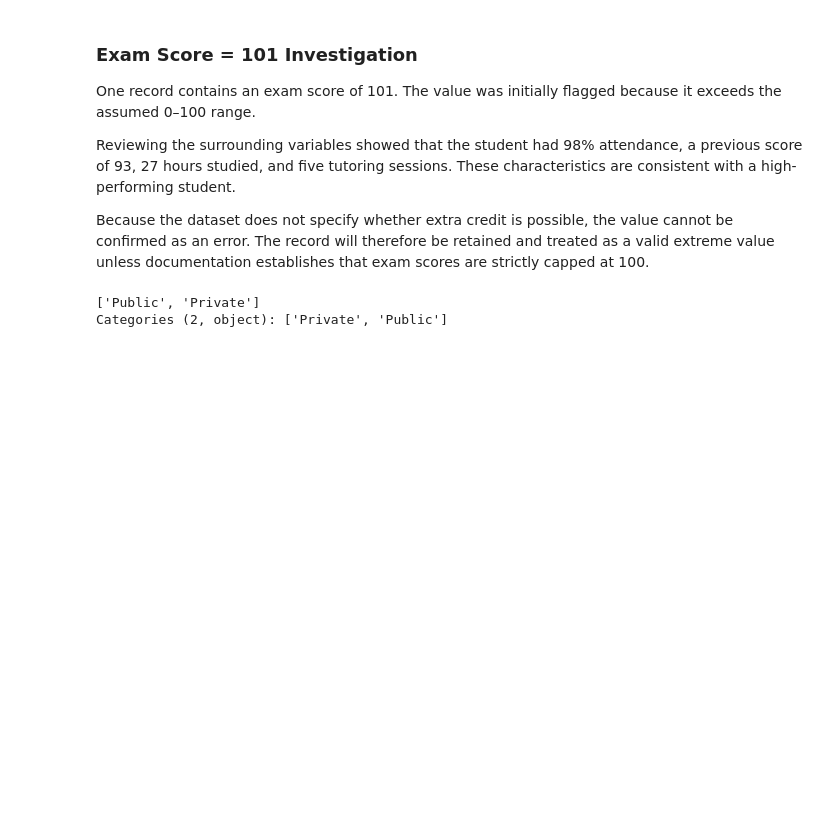
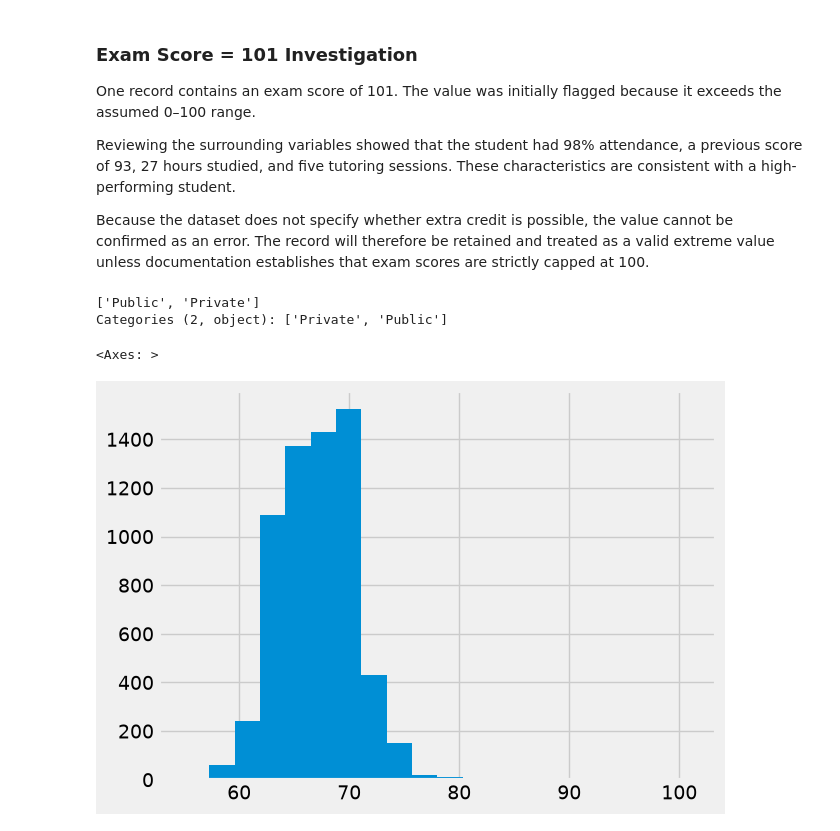
Before and after one commit to Sebastian-Saverino/school-analytics-report-practice, a Jupyter notebook: notebooks/data_explore.ipynb, the cells around one changed output. Cells and saved outputs as stored; diff of their text form; code cells hidden in the pictures; blank space fills up the shorter version.

```diff
--- a/notebooks/data_explore.ipynb
+++ b/notebooks/data_explore.ipynb
@@ -6,7 +6,7 @@ import kagglehub
 import seaborn as sns
 import missingno as msno
 from data_profiling import ProfileReport
-
+plt.style.use('fivethirtyeight')
 
 pd.set_option('display.max_columns', None)
 # %%
@@ -272,3 +273,8 @@ silver_df["school_type"].unique()
 # %% [output]
 ['Public', 'Private']
 Categories (2, object): ['Private', 'Public']
+# %%
+silver_df["exam_score"].hist(bins=20)
+# %% [output]
+<Axes: >
+[figure, added]
```
Also changed, not shown: parts of 7 cells of this notebook, 1 other file.
